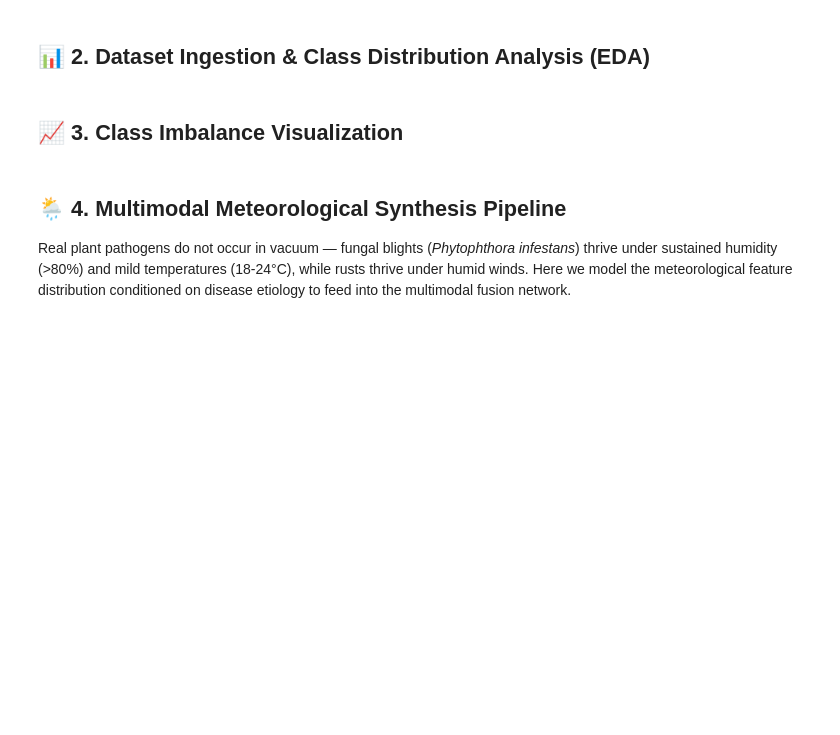
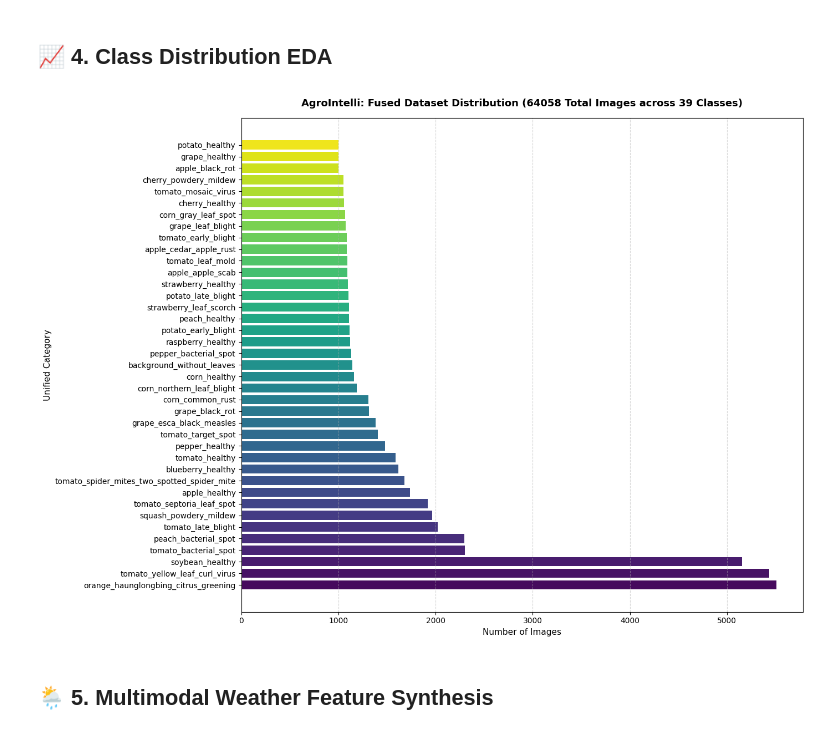
Before and after one commit to rahulkr90930/Agrointelli, a Jupyter notebook: notebooks/01_data_loading_and_preprocessing.ipynb, the cells around one changed output. Cells and saved outputs as stored; diff of their text form; code cells hidden in the pictures; blank space fills up the shorter version.

```diff
--- a/notebooks/01_data_loading_and_preprocessing.ipynb
+++ b/notebooks/01_data_loading_and_preprocessing.ipynb
@@ -67,2 +219,2 @@ print(f"📂 Processed Directory: {PROCESSED_DIR.resolve()}")
 # %% [markdown]
-## 📊 2. Dataset Ingestion & Class Distribution Analysis (EDA)
+## 📈 4. Class Distribution EDA
@@ -114,25 +221,18 @@ display(df_dataset.head())
-# %% [markdown]
-## 📈 3. Class Imbalance Visualization
 # %%
-plt.figure(figsize=(12, 5))
-class_counts = df_dataset['class_name'].value_counts()
-colors = sns.color_palette("viridis", len(class_counts))
-bars = plt.barh(class_counts.index, class_counts.values, color=colors)
-
-plt.title("AgroIntelli: Class Distribution Across Dataset", fontsize=14, fontweight='bold', pad=15)
-plt.xlabel("Number of Samples", fontsize=11)
-plt.ylabel("Crop Disease Category", fontsize=11)
-plt.grid(axis='x', linestyle='--', alpha=0.5)
-
-for bar in bars:
-    w = bar.get_width()
-    plt.text(w + 10, bar.get_y() + bar.get_height()/2, f'{int(w)}', va='center', fontsize=9)
-
-plt.tight_layout()
-plt.show()
+if len(df_dataset) > 0:
+    plt.figure(figsize=(14, 10))
+    class_counts = df_dataset['class_name'].value_counts()
+    colors = sns.color_palette("viridis", len(class_counts))
+    bars = plt.barh(class_counts.index, class_counts.values, color=colors)
+    plt.title(f"AgroIntelli: Fused Dataset Distribution ({len(df_dataset)} Total Images across {len(class_counts)} Classes)", fontsize=13, fontweight='bold', pad=15)
+    plt.xlabel("Number of Images", fontsize=11)
+    plt.ylabel("Unified Category", fontsize=11)
+    plt.grid(axis='x', linestyle='--', alpha=0.5)
+    plt.tight_layout()
+    plt.show()
+# %% [output]
+[figure, added]
-# %% [markdown]
-## 🌦️ 4. Multimodal Meteorological Synthesis Pipeline
-Real plant pathogens do not occur in vacuum — fungal blights (*Phytophthora infestans*) thrive under sustained humidity (>80%) and mild temperatures (18-24°C), while rusts thrive under humid winds.
-Here we model the meteorological feature distribution conditioned on disease etiology to feed into the multimodal fusion network.
+# %% [markdown]
+## 🌦️ 5. Multimodal Weather Feature Synthesis
 # %%
 def synthesize_weather_vector(class_name):
```
Also changed, not shown: parts of 18 cells of this notebook, 11 other files.
